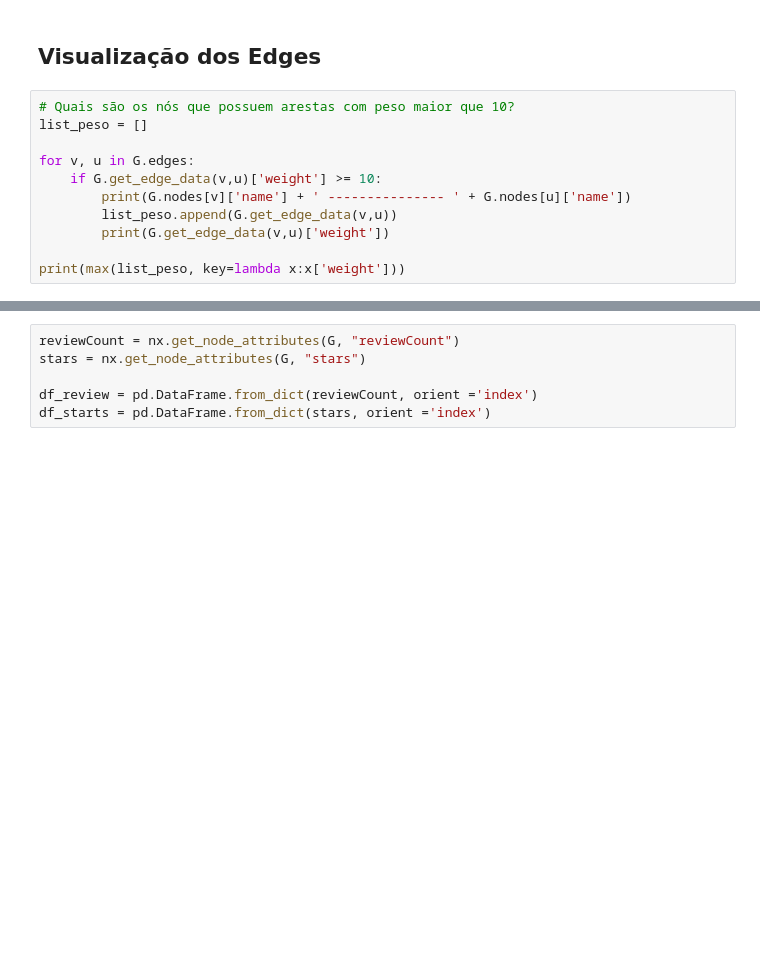
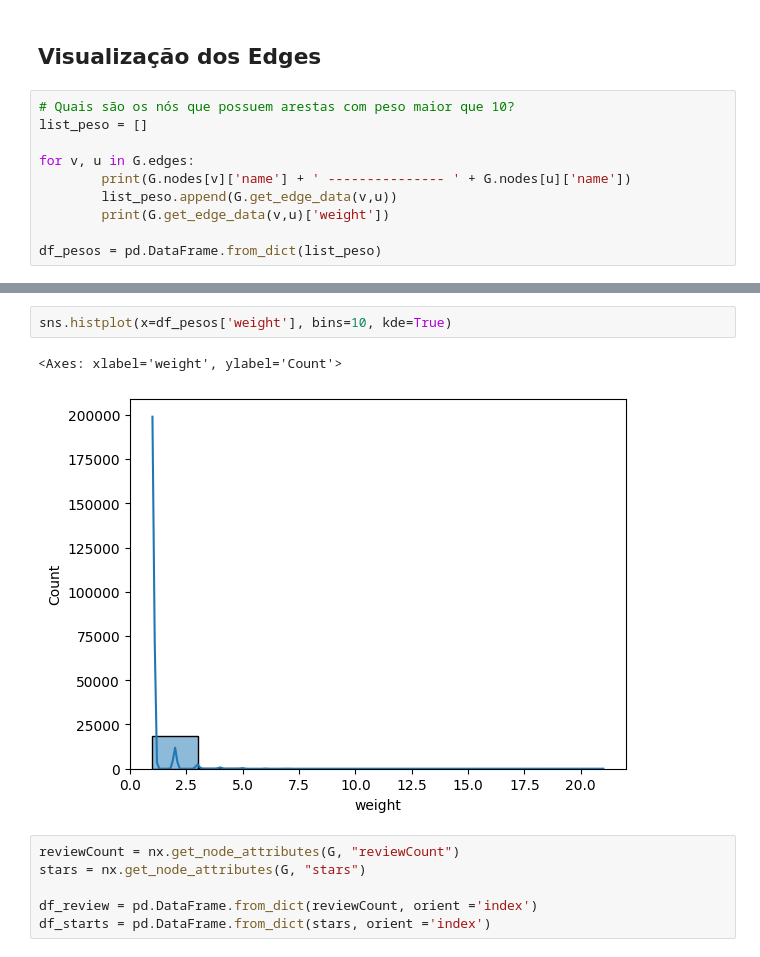
Before and after one commit to rwc2408/CienciadasRedes, a Jupyter notebook: Desafio 01/Desafio01_AnaliseExploratoria.ipynb, the cells around one changed output, grey strips where cells are left out. Saved outputs shown, nothing was run; the diff lists cells and outputs as text; blank space fills up the shorter version.

Commit message:
histograms

```diff
--- a/Desafio 01/Desafio01_AnaliseExploratoria.ipynb
+++ b/Desafio 01/Desafio01_AnaliseExploratoria.ipynb
@@ -131,10 +132,9 @@ density: 0.0018150582646987846
 list_peso = []
 
 for v, u in G.edges:
-    if G.get_edge_data(v,u)['weight'] >= 10:
         print(G.nodes[v]['name'] + ' --------------- ' + G.nodes[u]['name'])
         list_peso.append(G.get_edge_data(v,u))
         print(G.get_edge_data(v,u)['weight'])
 
-print(max(list_peso, key=lambda x:x['weight']))
+df_pesos = pd.DataFrame.from_dict(list_peso)
 # %% [output]
@@ -157,3 +174,8 @@ Condado Tacos --------------- Pittsburgh Poke
+# %%
+sns.histplot(x=df_pesos['weight'], bins=10, kde=True)
+# %% [output]
+<Axes: xlabel='weight', ylabel='Count'>
+[figure, added]
 # %%
 reviewCount = nx.get_node_attributes(G, "reviewCount")
 stars = nx.get_node_attributes(G, "stars")
```
Also changed, not shown: parts of 5 cells of this notebook.
